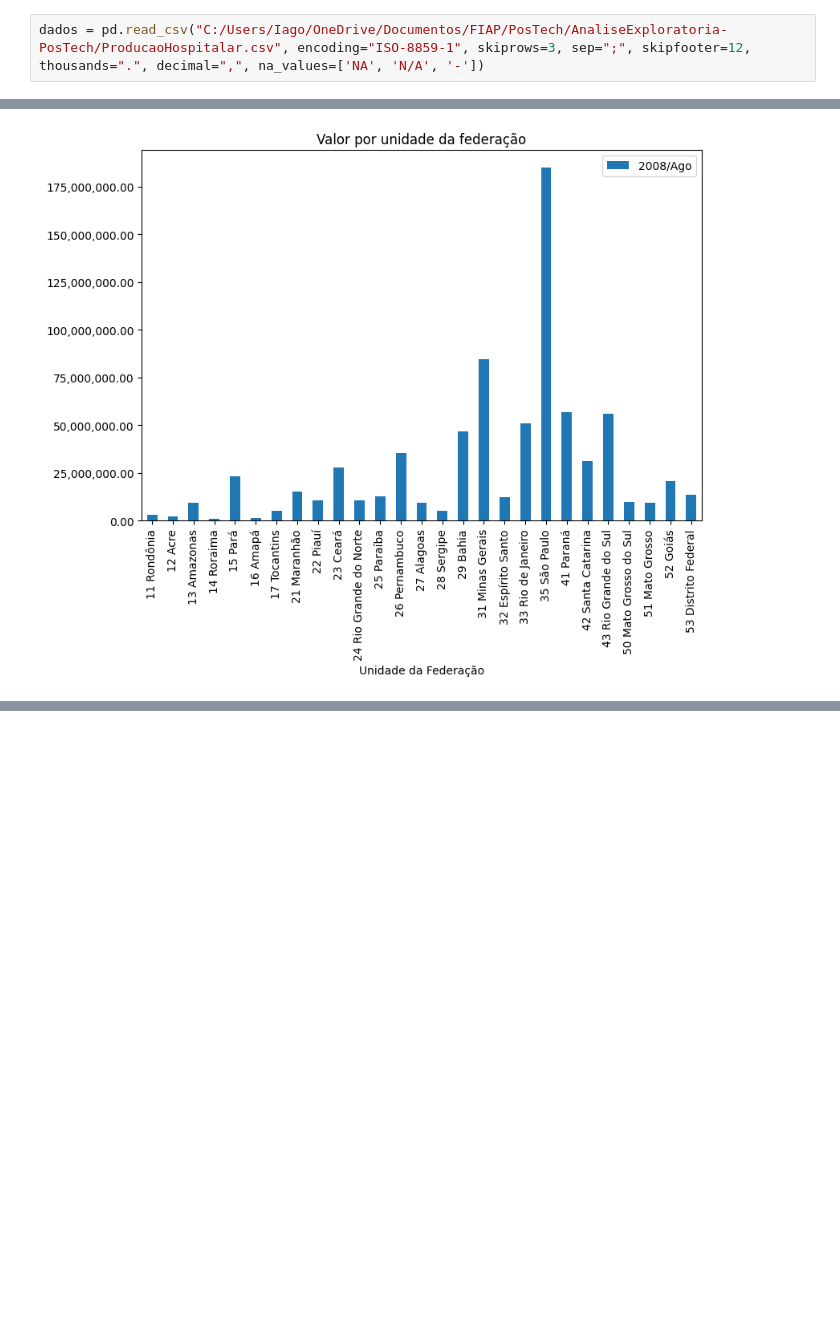
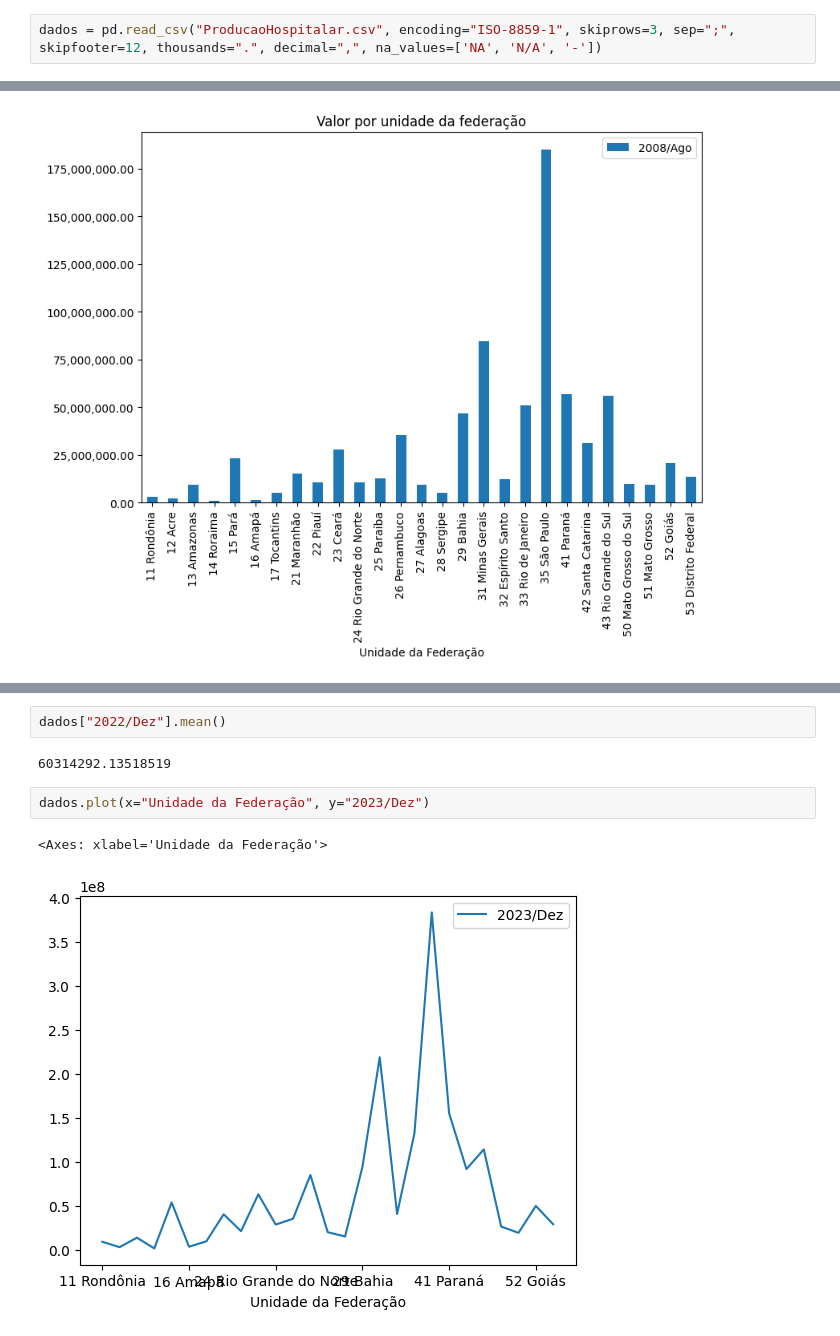
Before and after one commit to IagoCoelho/AnaliseExploratoria-PosTech, a Jupyter notebook: ProducaoHospitalar.ipynb, the cells around one changed output, grey strips where cells are left out. Drawn from its saved outputs; the diff is of its cells as text; blank space fills up the shorter version.

```diff
--- a/ProducaoHospitalar.ipynb
+++ b/ProducaoHospitalar.ipynb
@@ -1,7 +1,7 @@
 # %%
 import pandas as pd
 # %%
-dados = pd.read_csv("C:/Users/Iago/OneDrive/Documentos/FIAP/PosTech/AnaliseExploratoria-PosTech/ProducaoHospitalar.csv", encoding="ISO-8859-1", skiprows=3, sep=";", skipfooter=12, thousands=".", decimal=",", na_values=['NA', 'N/A', '-'])
+dados = pd.read_csv("ProducaoHospitalar.csv", encoding="ISO-8859-1", skiprows=3, sep=";", skipfooter=12, thousands=".", decimal=",", na_values=['NA', 'N/A', '-'])
 # %%
 #mostra as 5 primeiras linhas do arquivo
 dados.head()
@@ -132,0 +156,9 @@ plt.show()
+# %%
+dados["2022/Dez"].mean()
+# %% [output]
+60314292.13518519
+# %%
+dados.plot(x="Unidade da Federação", y="2023/Dez")
+# %% [output]
+<Axes: xlabel='Unidade da Federação'>
+[figure, added]
```
Also changed, not shown: parts of 23 cells of this notebook, 1 other file.
